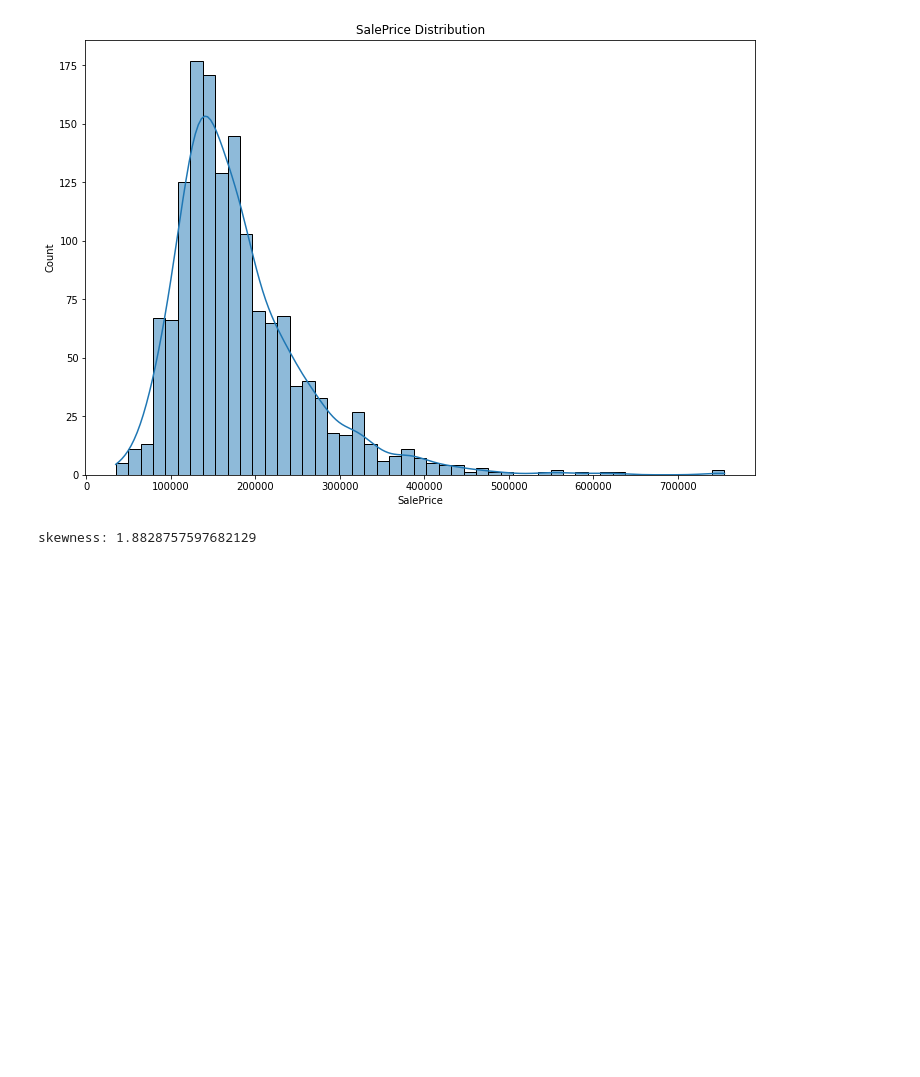
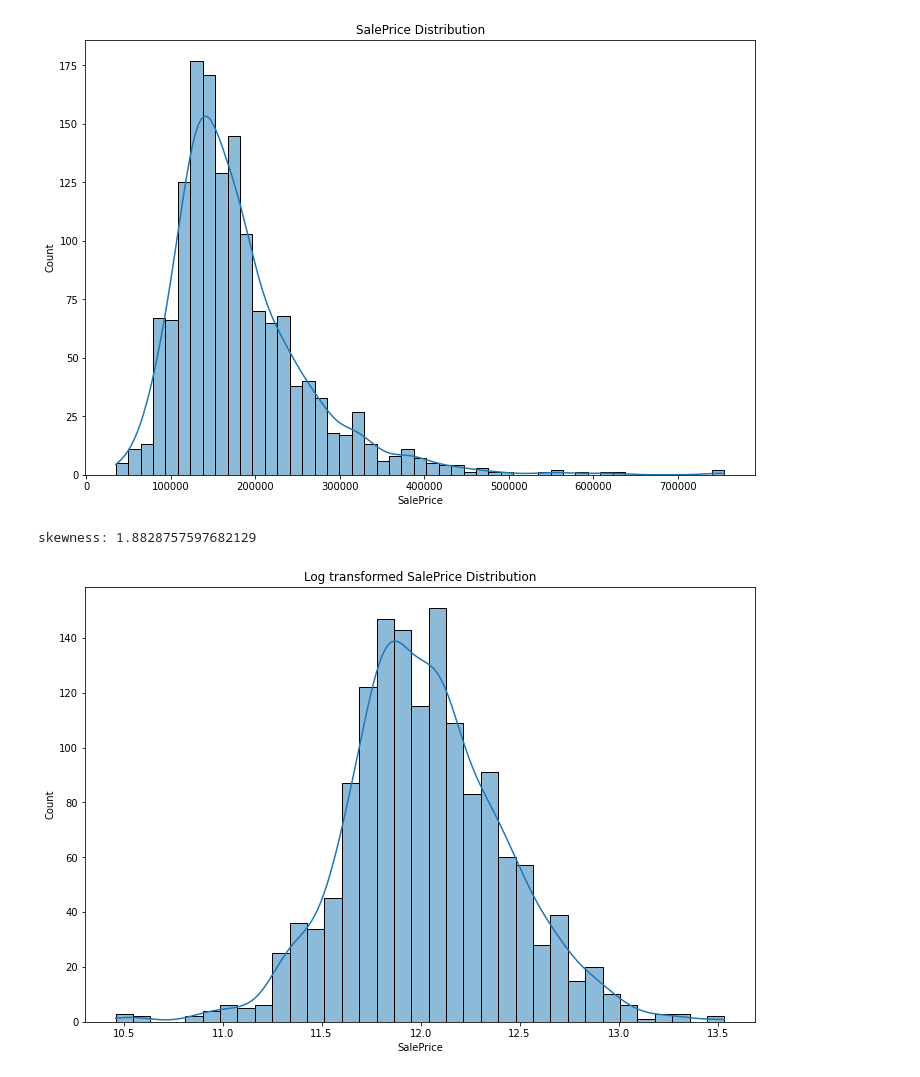
Before and after one commit to niteshpantha/house-price-prediction, a Jupyter notebook: house_price_prediction.ipynb, the cells around one changed output. Cells and saved outputs as stored; diff of their text form; code cells hidden in the pictures; blank space fills up the shorter version.

Commit message:
normal distribution achieved

```diff
--- a/house_price_prediction.ipynb
+++ b/house_price_prediction.ipynb
@@ -525,6 +525,11 @@ skewness: 1.8828757597682129
 # %%
 #log transform if skewed
 
 if y.skew() > 1:
     y_log = np.log1p(y)
-    plt.figure(figsise)
+    plt.figure(figsize=(12, 8))
+    sns.histplot(y_log, kde=True)
+    plt.title("Log transformed SalePrice Distribution")
+    plt.show()
+# %% [output]
+[figure, added]
```
